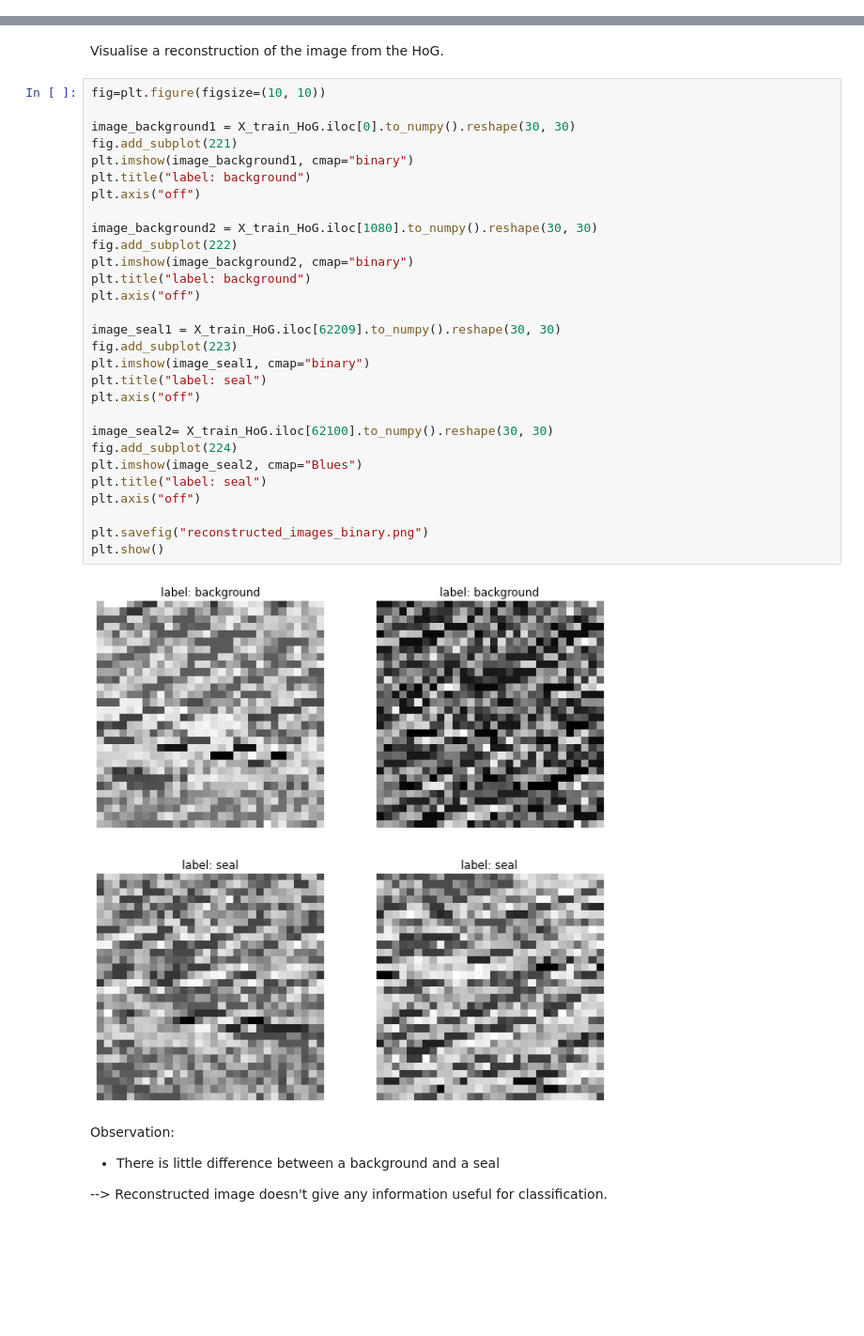
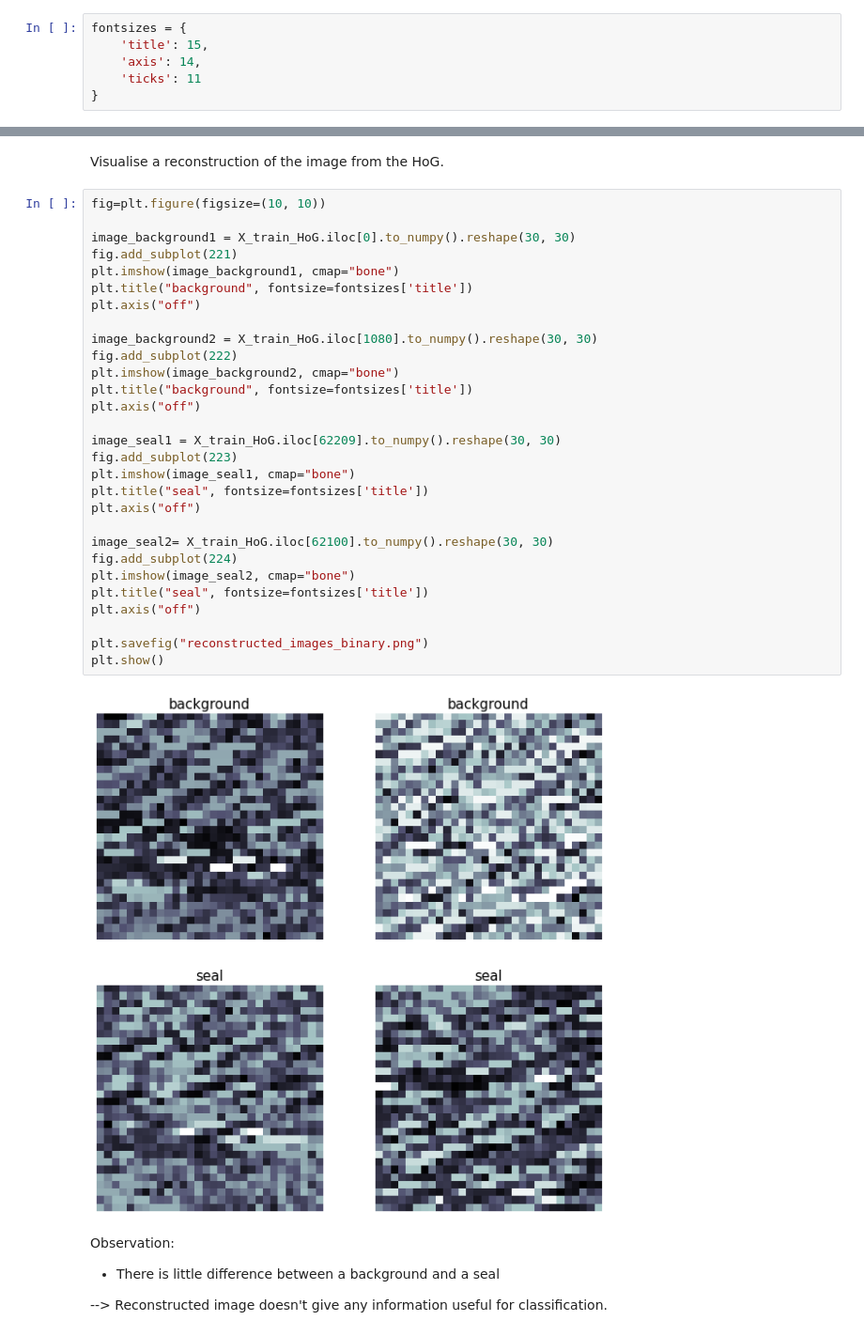
Before and after one commit to Adamouization/Seal-Pup-Aerial-Imagery-Neural-Network-Classifier, a Jupyter notebook: jupyter prototyping/binary_classification.ipynb, the cells around one changed output, grey strips where cells are left out. Shown at 94% size. Drawn from its saved outputs; the diff is of its cells as text; blank space fills up the shorter version.

Commit message:
Improve plots (sizes and colours)

```diff
--- a/jupyter prototyping/binary_classification.ipynb
+++ b/jupyter prototyping/binary_classification.ipynb
@@ -16,6 +16,12 @@ from sklearn.metrics import confusion_matrix
 from sklearn.model_selection import train_test_split
 # %%
 RANDOM_SEED = 111
+# %%
+fontsizes = {
+    'title': 15,
+    'axis': 14,
+    'ticks': 11
+}
 # %% [markdown]
 ### Load training data
 # %%
@@ -73,34 +79,34 @@ Visualise a reconstruction of the image from the HoG.
 # %%
 fig=plt.figure(figsize=(10, 10))
 
 image_background1 = X_train_HoG.iloc[0].to_numpy().reshape(30, 30)
 fig.add_subplot(221)
-plt.imshow(image_background1, cmap="binary")
-plt.title("label: background")
+plt.imshow(image_background1, cmap="bone")
+plt.title("background", fontsize=fontsizes['title'])
 plt.axis("off")
 
 image_background2 = X_train_HoG.iloc[1080].to_numpy().reshape(30, 30)
 fig.add_subplot(222)
-plt.imshow(image_background2, cmap="binary")
-plt.title("label: background")
+plt.imshow(image_background2, cmap="bone")
+plt.title("background", fontsize=fontsizes['title'])
 plt.axis("off")
 
 image_seal1 = X_train_HoG.iloc[62209].to_numpy().reshape(30, 30)
 fig.add_subplot(223)
-plt.imshow(image_seal1, cmap="binary")
-plt.title("label: seal")
+plt.imshow(image_seal1, cmap="bone")
+plt.title("seal", fontsize=fontsizes['title'])
 plt.axis("off")
 
 image_seal2= X_train_HoG.iloc[62100].to_numpy().reshape(30, 30)
 fig.add_subplot(224)
-plt.imshow(image_seal2, cmap="Blues")
-plt.title("label: seal")
+plt.imshow(image_seal2, cmap="bone")
+plt.title("seal", fontsize=fontsizes['title'])
 plt.axis("off")
 
 plt.savefig("reconstructed_images_binary.png")
 plt.show()
 # %% [output]
-[figure, old version]
+[figure, new version]
 # %% [markdown]
 Observation:
 * There is little difference between a background and a seal
```
Also changed, not shown: parts of 4 cells of this notebook, 4 other files.
